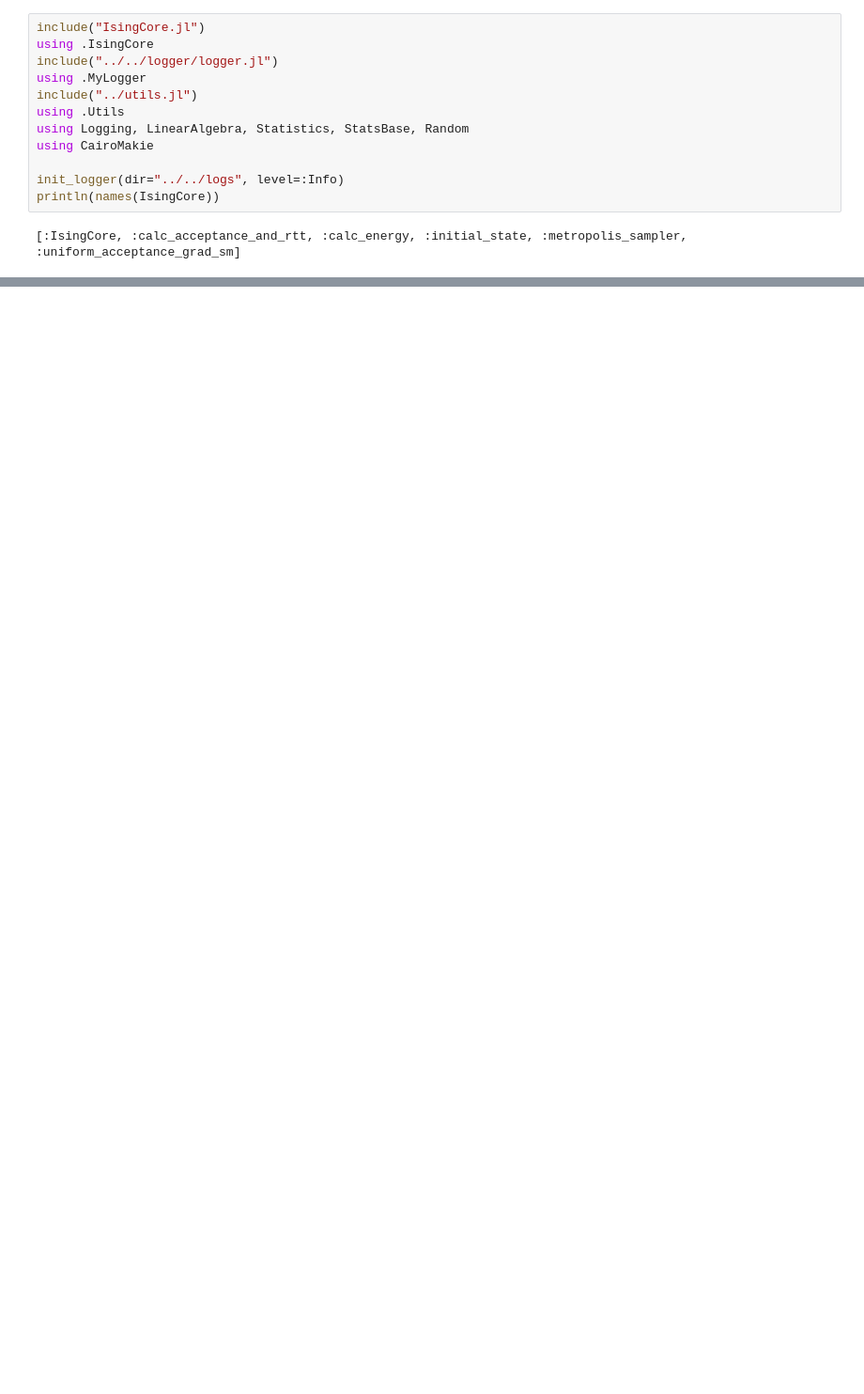
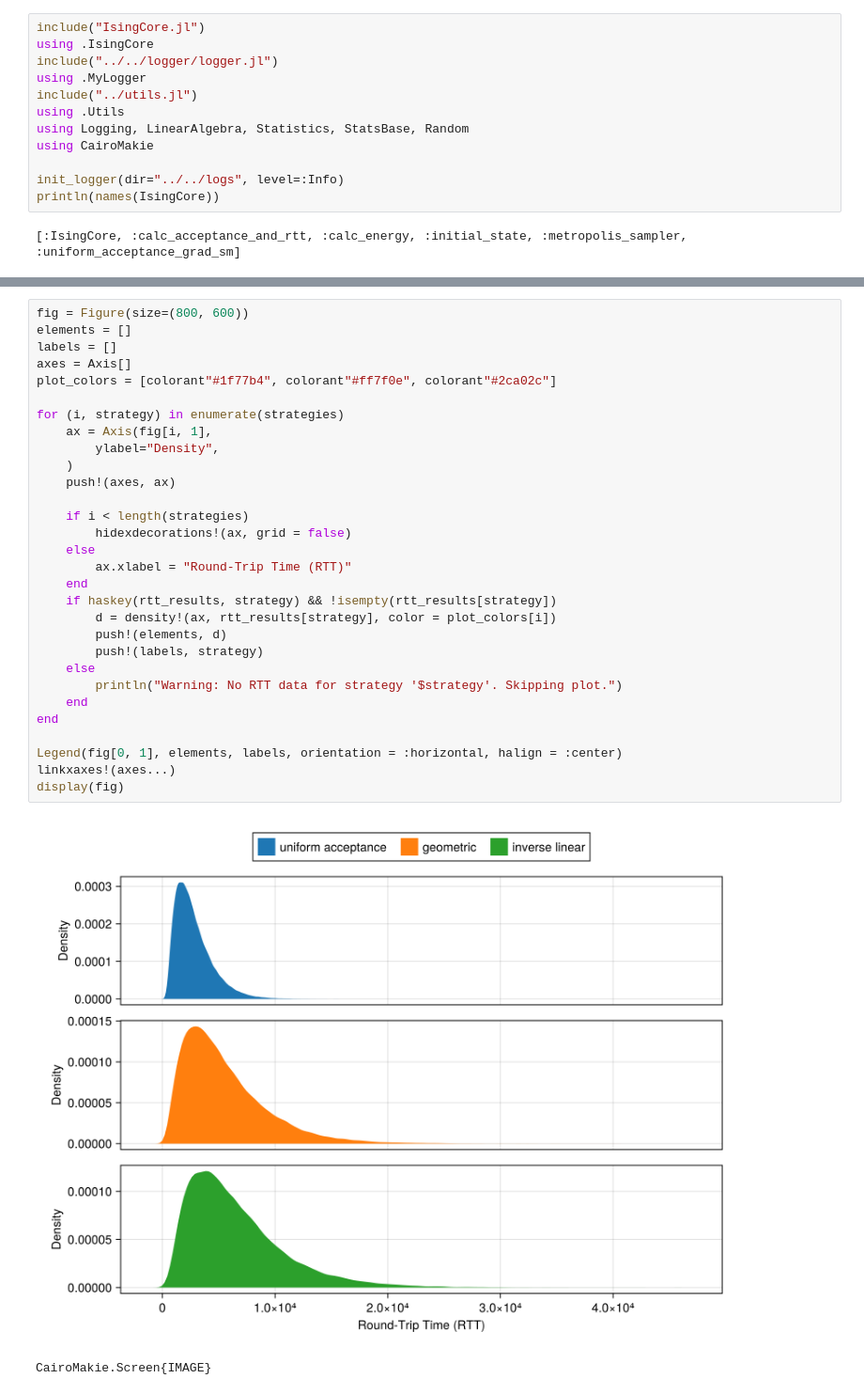
Before and after one commit to tatsuya0926/optimize-temperature-set, a Jupyter notebook: score_method/Ising_model/evaluate_rtt.ipynb, the cells around one changed output, grey strips where cells are left out. Shown at 94% size. Drawn from its saved outputs; the diff is of its cells as text; blank space fills up the shorter version.

```diff
--- a/score_method/Ising_model/evaluate_rtt.ipynb
+++ b/score_method/Ising_model/evaluate_rtt.ipynb
@@ -114,0 +145,33 @@ CairoMakie.Screen{IMAGE}
+# %%
+fig = Figure(size=(800, 600))
+elements = []
+labels = []
+axes = Axis[]
+plot_colors = [colorant"#1f77b4", colorant"#ff7f0e", colorant"#2ca02c"]
+
+for (i, strategy) in enumerate(strategies)
+    ax = Axis(fig[i, 1],
+        ylabel="Density",
+    )
+    push!(axes, ax)
+
+    if i < length(strategies)
+        hidexdecorations!(ax, grid = false)
+    else
+        ax.xlabel = "Round-Trip Time (RTT)"
+    end
+    if haskey(rtt_results, strategy) && !isempty(rtt_results[strategy])
+        d = density!(ax, rtt_results[strategy], color = plot_colors[i])
+        push!(elements, d)
+        push!(labels, strategy)
+    else
+        println("Warning: No RTT data for strategy '$strategy'. Skipping plot.")
+    end
+end
+
+Legend(fig[0, 1], elements, labels, orientation = :horizontal, halign = :center)
+linkxaxes!(axes...)
+display(fig)
+# %% [output]
+[figure, added]
+CairoMakie.Screen{IMAGE}
```
Also changed, not shown: parts of 6 cells of this notebook.
